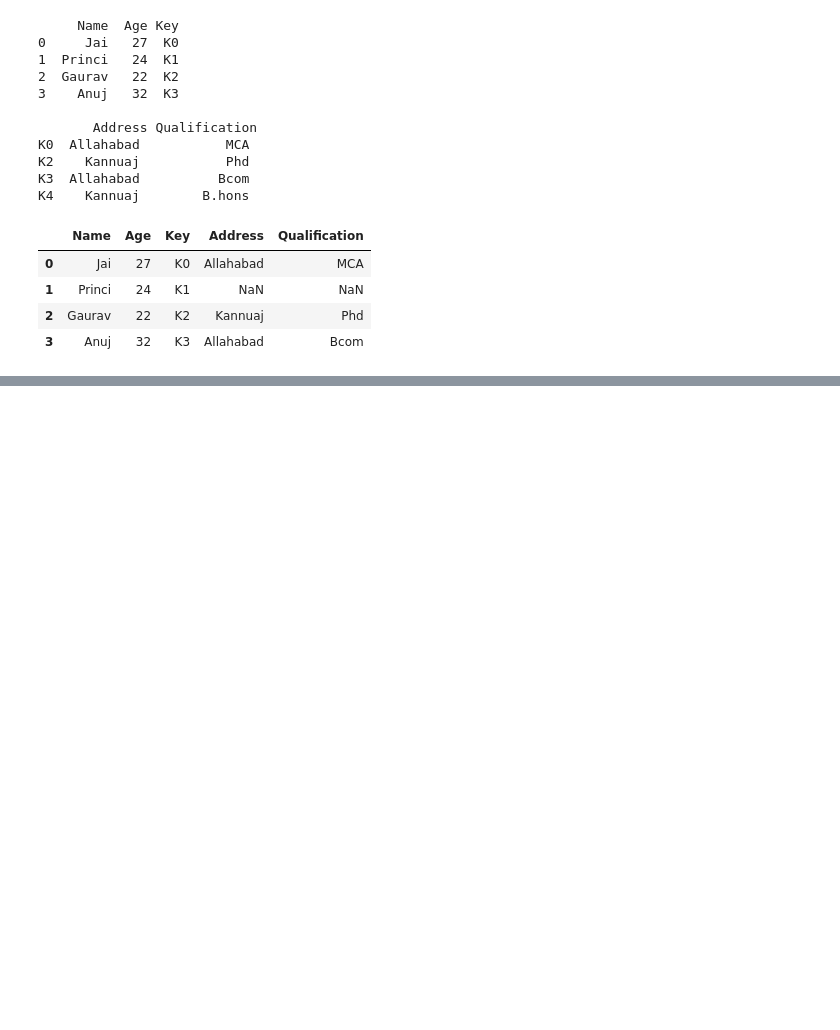
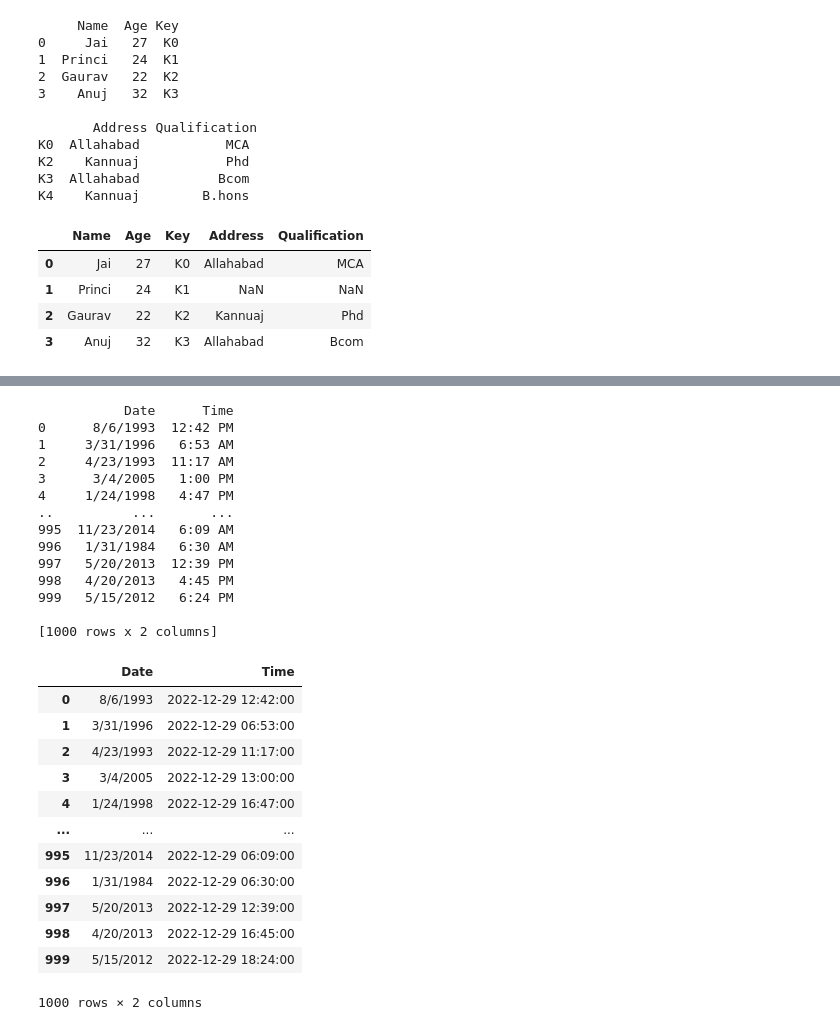
Before and after one commit to Saidattatreya/myLearnings, a Jupyter notebook: pandas-all-in-one.ipynb, the cells around one changed output, grey strips where cells are left out. Saved outputs shown, nothing was run; the diff lists cells and outputs as text; code cells hidden in the pictures; blank space fills up the shorter version.

```diff
--- a/pandas-all-in-one.ipynb
+++ b/pandas-all-in-one.ipynb
@@ -2541,0 +2958,35 @@ K4    Kannuaj        B.hons
+# %%
+data = pd.read_csv("https://media.geeksforgeeks.org/wp-content/uploads/todatetime.csv")
+print(data)
+
+data["Time"] = pd.to_datetime(data["Time"])
+
+data #observe that if convert time only object to Date_time, it adds today;s date automatically
+# %% [output]
+           Date      Time
+0      8/6/1993  12:42 PM
+1     3/31/1996   6:53 AM
+2     4/23/1993  11:17 AM
+3      3/4/2005   1:00 PM
+4     1/24/1998   4:47 PM
+..          ...       ...
+995  11/23/2014   6:09 AM
+996   1/31/1984   6:30 AM
+997   5/20/2013  12:39 PM
+998   4/20/2013   4:45 PM
+999   5/15/2012   6:24 PM
+
+[1000 rows x 2 columns]
+|  | Date | Time |
+| 0 | 8/6/1993 | 2022-12-29 12:42:00 |
+| 1 | 3/31/1996 | 2022-12-29 06:53:00 |
+| 2 | 4/23/1993 | 2022-12-29 11:17:00 |
+| 3 | 3/4/2005 | 2022-12-29 13:00:00 |
+| 4 | 1/24/1998 | 2022-12-29 16:47:00 |
+| ... | ... | ... |
+| 995 | 11/23/2014 | 2022-12-29 06:09:00 |
+| 996 | 1/31/1984 | 2022-12-29 06:30:00 |
+| 997 | 5/20/2013 | 2022-12-29 12:39:00 |
+| 998 | 4/20/2013 | 2022-12-29 16:45:00 |
+| 999 | 5/15/2012 | 2022-12-29 18:24:00 |
+1000 rows × 2 columns
```
Also changed, not shown: parts of 27 cells of this notebook.
